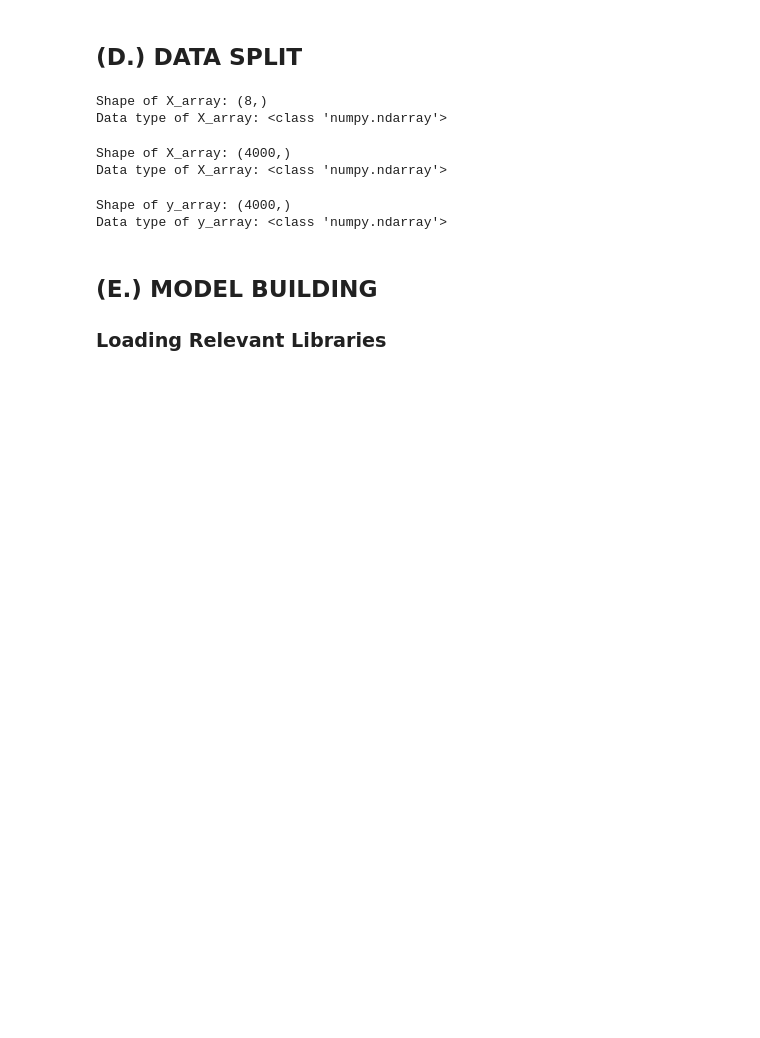
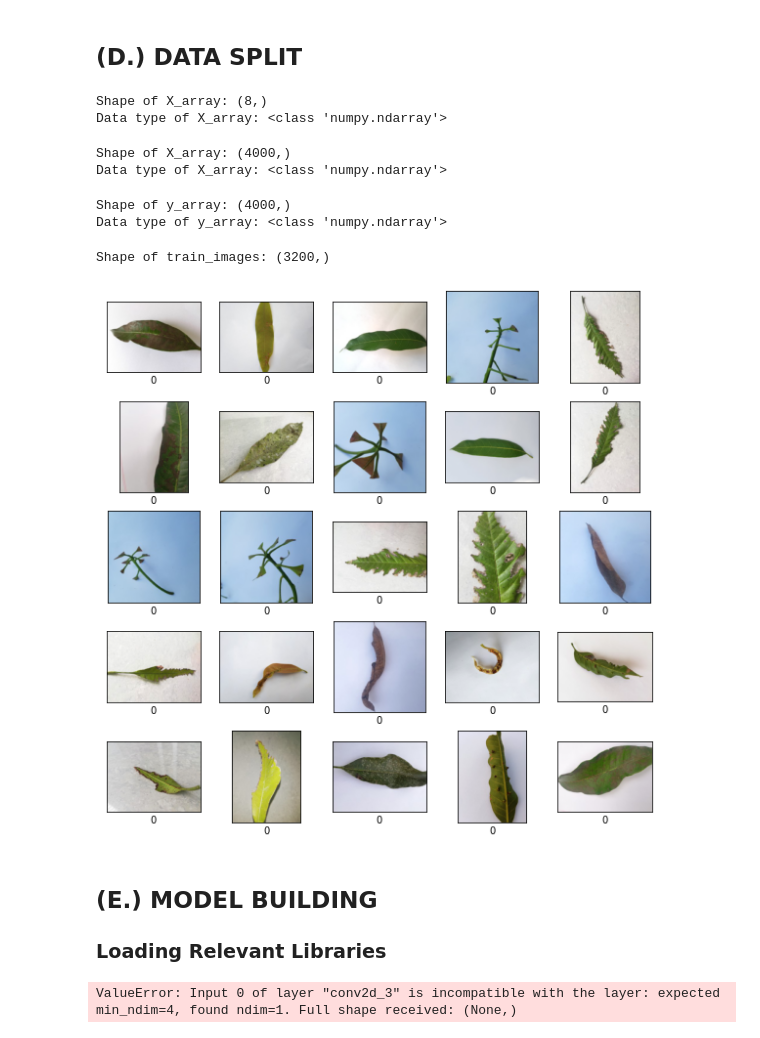
Before and after one commit to SudiWafula/DATA-ANALYTICS-CAPSTONE-PROJECT, a Jupyter notebook: BrianSudi_CapstoneProject.ipynb, the cells around one changed output. Saved outputs shown, nothing was run; the diff lists cells and outputs as text; code cells hidden in the pictures; blank space fills up the shorter version.

```diff
--- a/BrianSudi_CapstoneProject.ipynb
+++ b/BrianSudi_CapstoneProject.ipynb
@@ -288,3 +288,19 @@ test_images = test_images / 255.0
+# %%
+print("Shape of train_images:", train_images.shape)
+# %% [output]
+Shape of train_images: (3200,)
+# %%
+plt.figure(figsize=(10,10))
+for i in range(25):
+    plt.subplot(5,5,i+1)
+    plt.xticks([])
+    plt.yticks([])
+    plt.grid(False)
+    plt.imshow(train_images[i], cmap=plt.cm.binary)
+    plt.xlabel(labels[train_labels[i]])
+plt.show()
+# %% [output]
+[figure, added]
 # %% [markdown]
 ## (E.) MODEL BUILDING
 ### Loading Relevant Libraries
@@ -297,3 +313,25 @@ from keras.models import Sequential
 from keras.layers import Conv2D, MaxPooling2D, Flatten, Dense
 from keras.wrappers.scikit_learn import KerasClassifier
 from sklearn.model_selection import GridSearchCV
+# %%
+
+model = Sequential([
+    Conv2D(32, (3, 3), activation='relu', input_shape=train_images.shape[1:]),
+    MaxPooling2D((2, 2)),
+    Conv2D(64, (3, 3), activation='relu'),
+    MaxPooling2D((2, 2)),
+    Conv2D(128, (3, 3), activation='relu'),
+    MaxPooling2D((2, 2)),
+    Flatten(),
+    Dense(128, activation='relu'),
+    Dense(len(np.unique(train_labels)), activation='softmax')  # Output layer
+])
+
+model.compile(optimizer='adam', loss='sparse_categorical_crossentropy', metrics=['accuracy'])
+
+model.fit(train_images, train_labels, epochs=10, validation_split=0.1)
+
+test_loss, test_accuracy = model.evaluate(test_images, test_labels)
+print("Test accuracy:", test_accuracy)
+# %% [output]
+ValueError: Input 0 of layer "conv2d_3" is incompatible with the layer: expected min_ndim=4, found ndim=1. Full shape received: (None,)
```
Also changed, not shown: parts of 4 cells of this notebook.
